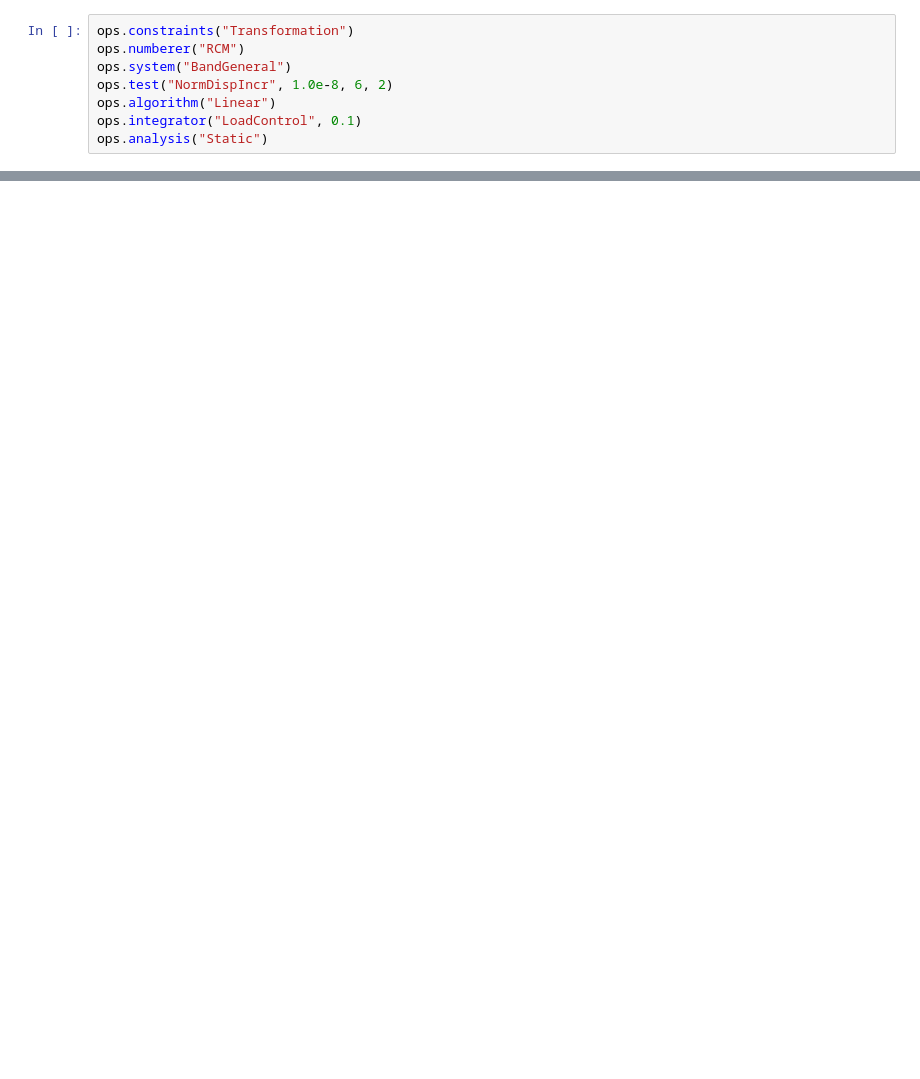
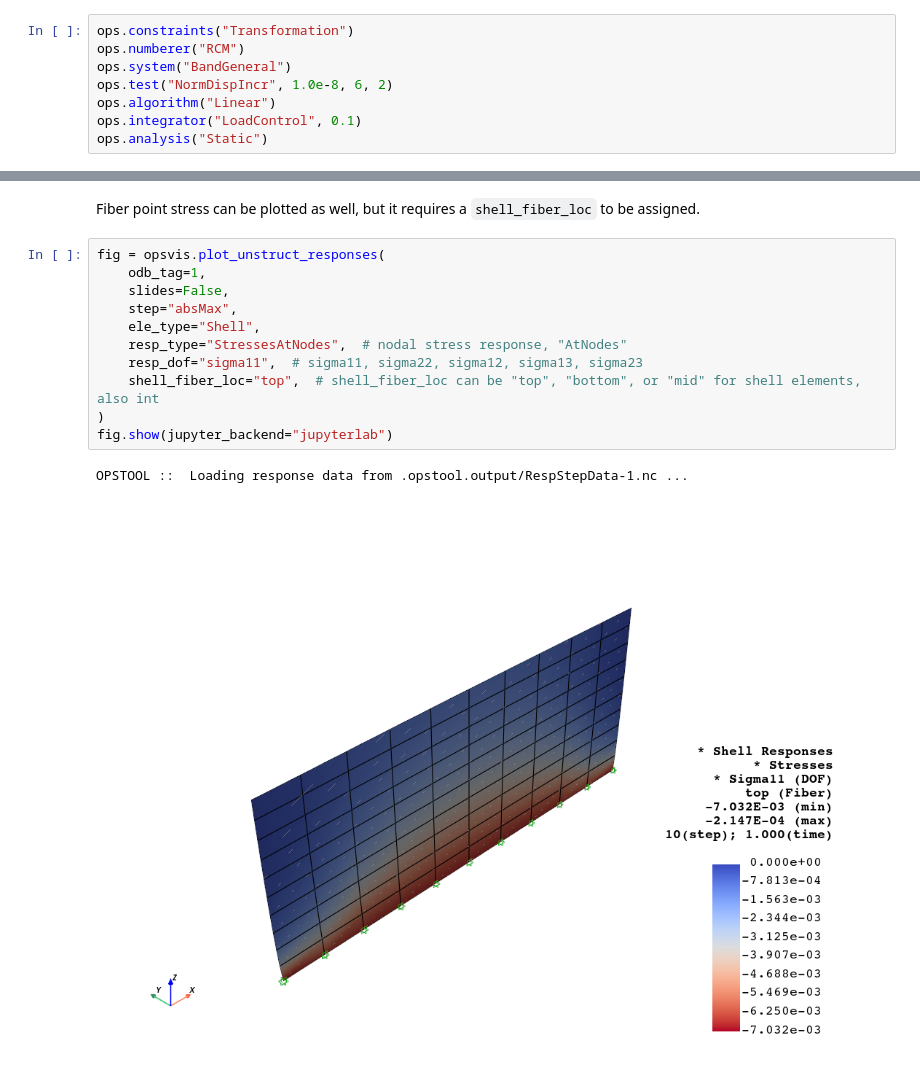
Before and after one commit to yexiang92/opstool, a Jupyter notebook: docs/src/vis/plot_shell_resp_pyvista.ipynb, the cells around one changed output, grey strips where cells are left out. Saved outputs shown, nothing was run; the diff lists cells and outputs as text; blank space fills up the shorter version.

```diff
--- a/docs/src/vis/plot_shell_resp_pyvista.ipynb
+++ b/docs/src/vis/plot_shell_resp_pyvista.ipynb
@@ -66,0 +82,16 @@ OPSTOOL ::  Loading response data from .opstool.output/RespStepData-1.nc ...
+# %% [markdown]
+Fiber point stress can be plotted as well, but it requires a ``shell_fiber_loc`` to be assigned.
+# %%
+fig = opsvis.plot_unstruct_responses(
+    odb_tag=1,
+    slides=False,
+    step="absMax",
+    ele_type="Shell",
+    resp_type="StressesAtNodes",  # nodal stress response, "AtNodes"
+    resp_dof="sigma11",  # sigma11, sigma22, sigma12, sigma13, sigma23
+    shell_fiber_loc="top",  # shell_fiber_loc can be "top", "bottom", or "mid" for shell elements, also int
+)
+fig.show(jupyter_backend="jupyterlab")
+# %% [output]
+OPSTOOL ::  Loading response data from .opstool.output/RespStepData-1.nc ...
+[figure, added]
```
Also changed, not shown: parts of 9 cells of this notebook, 27 other files.
